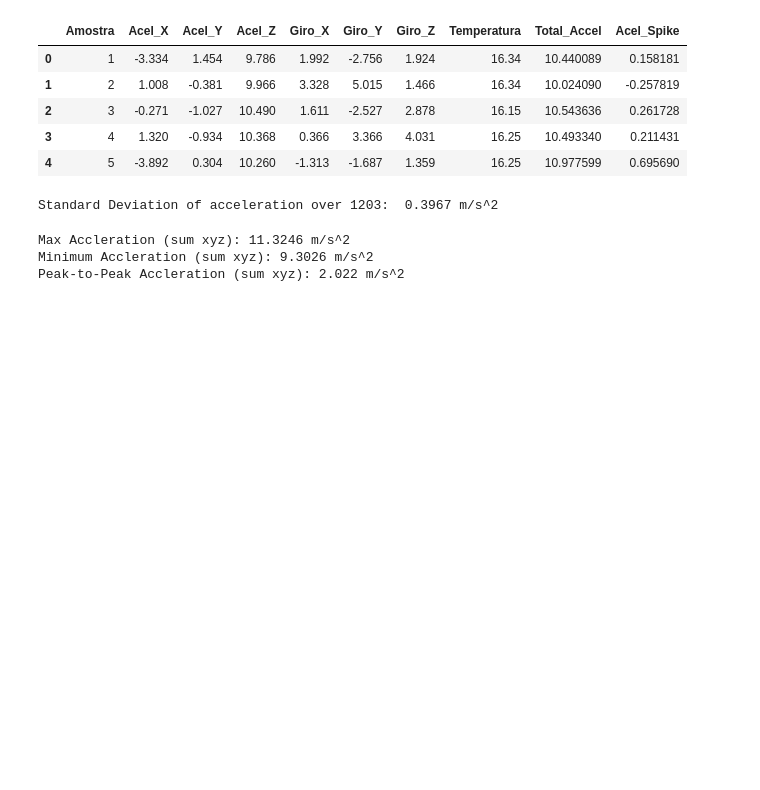
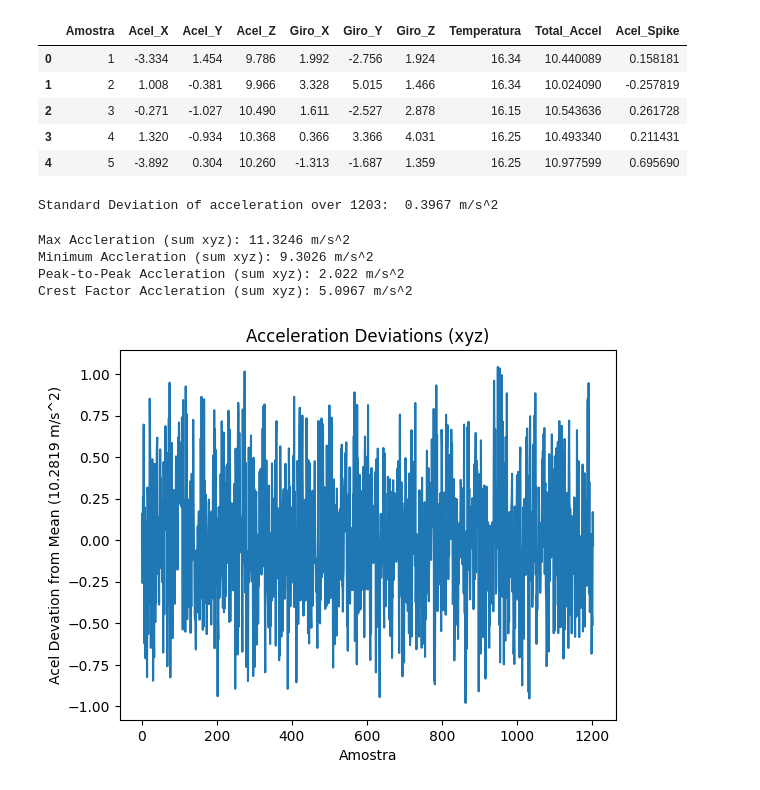
Before and after one commit to hoodgavin216-a11y/ThrustStand, a Jupyter notebook: analysis/MPU_Finite_Analysis_Practice.ipynb, the cells around one changed output. Drawn from its saved outputs; the diff is of its cells as text; code cells hidden in the pictures; blank space fills up the shorter version.

```diff
--- a/analysis/MPU_Finite_Analysis_Practice.ipynb
+++ b/analysis/MPU_Finite_Analysis_Practice.ipynb
@@ -84,7 +84,18 @@ Total_Acel_Min=(total_accel_scalar).min()
 print(f'Minimum Accleration (sum xyz): {round_4_func(Total_Acel_Min)} m/s^2')
 Peak_to_Peak_Acel=(round_4_func((Total_Acel_Max)-(Total_Acel_Min)))
 print(f'Peak-to-Peak Accleration (sum xyz): {Peak_to_Peak_Acel} m/s^2')
+Crest_Factor_Acel=(round_4_func((Peak_to_Peak_Acel)/(Stdev_acel)))
+print(f'Crest Factor Accleration (sum xyz): {Crest_Factor_Acel} m/s^2 ')
 # %% [output]
 Max Accleration (sum xyz): 11.3246 m/s^2
 Minimum Accleration (sum xyz): 9.3026 m/s^2
 Peak-to-Peak Accleration (sum xyz): 2.022 m/s^2
+Crest Factor Accleration (sum xyz): 5.0967 m/s^2
+# %%
+plt.plot(df.Amostra,df.Acel_Spike)
+plt.title('Acceleration Deviations (xyz)')
+plt.xlabel('Amostra')
+plt.ylabel('Acel Devation from Mean (10.2819 m/s^2)')
+plt.show()
+# %% [output]
+[figure, added]
```
Also changed, not shown: parts of 4 cells of this notebook.
